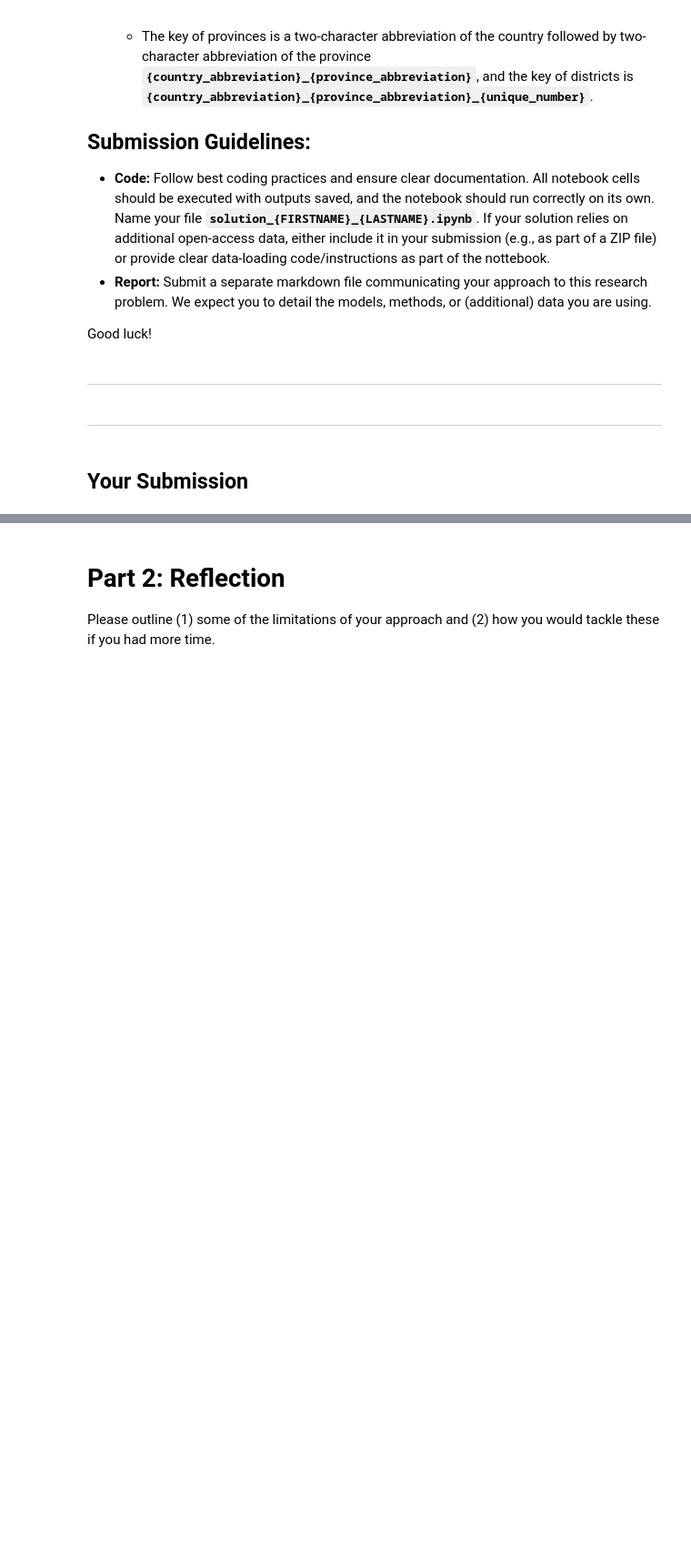
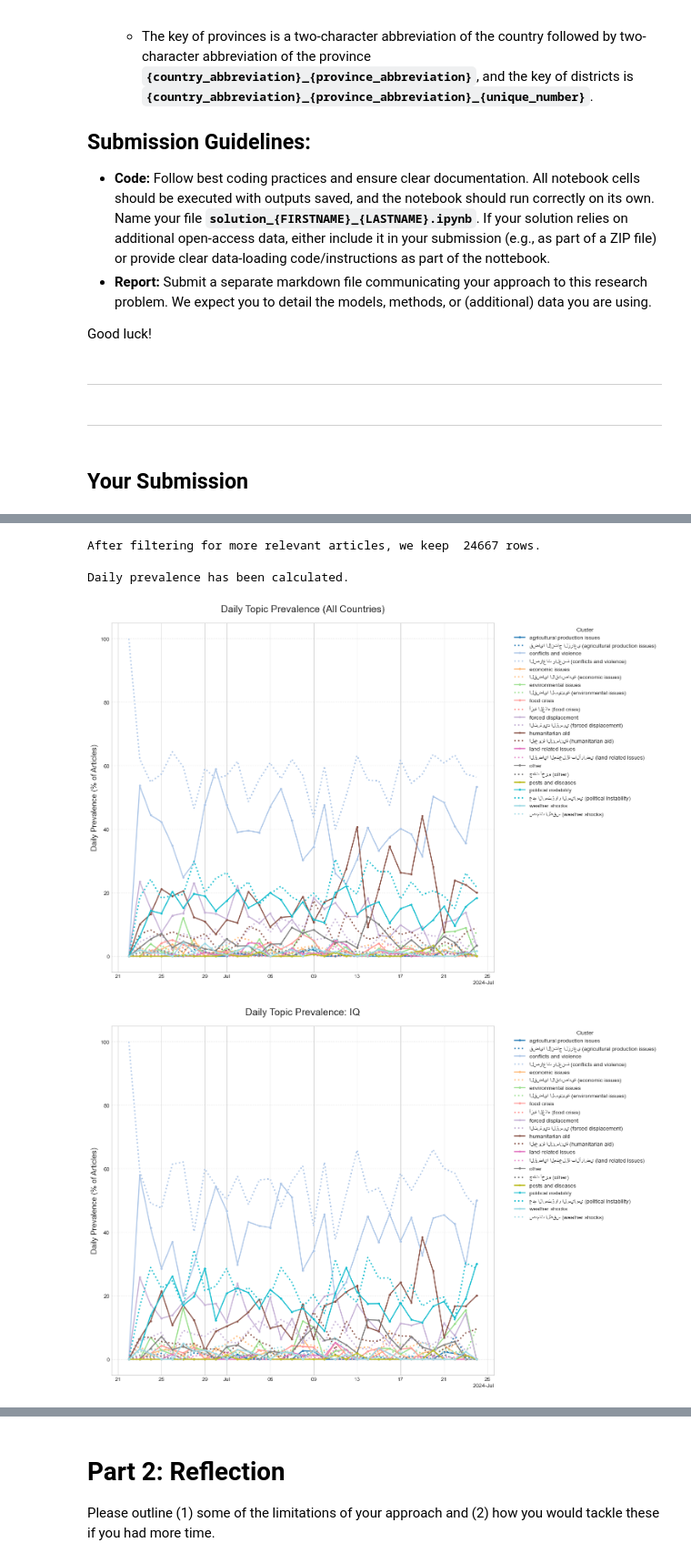
Before and after one commit to jonas-nothnagel/predict_food_insecurities, a Jupyter notebook: technical-assessment.ipynb, the cells around one changed output, grey strips where cells are left out. Shown at 91% size. Saved outputs shown, nothing was run; the diff lists cells and outputs as text; code cells hidden in the pictures; blank space fills up the shorter version.

```diff
--- a/technical-assessment.ipynb
+++ b/technical-assessment.ipynb
@@ -108,0 +525,75 @@ subset_new_ara = news_articles_arabic.iloc[start_ara:start_ara + block_size].res
+# %%
+df_processed_country = df_exploded_country[df_exploded_country['relevance_score'] >= 0.4].copy()
+print("After filtering for more relevant articles, we keep ", len(df_processed_country), "rows.")
+# %% [output]
+After filtering for more relevant articles, we keep  24667 rows.
+# %%
+# Group by day, country, and cluster names
+daily_counts = df_processed_country.groupby([
+    pd.Grouper(key='date', freq='D'),
+    'country', 'cluster_english', 'cluster_arabic', 'lang'
+]).size().reset_index(name='article_count')
+
+# Calculate prevalence for each country
+total_daily_country = daily_counts.groupby(['date', 'country', 'lang'])['article_count'].transform('sum')
+daily_counts['prevalence'] = (daily_counts['article_count'] / total_daily_country) * 100
+
+# Create the "All Countries" aggregation
+overall_daily_counts = daily_counts.groupby(['date', 'cluster_english', 'cluster_arabic', 'lang'])['article_count'].sum().reset_index()
+total_daily_overall = overall_daily_counts.groupby(['date', 'lang'])['article_count'].transform('sum')
+overall_daily_counts['prevalence'] = (overall_daily_counts['article_count'] / total_daily_overall) * 100
+print("Daily prevalence has been calculated.")
+
+# --- 4. PIVOT AND PLOT ---
+
+def pivot_data(df):
+    pivot = df.pivot_table(index=['date', 'country'] if 'country' in df else ['date'],
+                           columns=['cluster_english', 'lang'], values='prevalence').fillna(0)
+    pivot.columns = ['_'.join(col).strip() for col in pivot.columns.values]
+    return pivot
+
+pivot_country_df = pivot_data(daily_counts)
+pivot_overall_df = pivot_data(overall_daily_counts)
+
+unique_clusters = sorted(df_processed_country['cluster_english'].unique())
+
+def create_plot(data, title):
+    fig, ax = plt.subplots(figsize=(18, 10))
+    colors = plt.cm.get_cmap('tab20', len(unique_clusters))
+    ax.set_title(title, fontsize=18, pad=20)
+
+    for i, cluster_name_eng in enumerate(unique_clusters):
+        col_eng = f"{cluster_name_eng}_eng"
+        col_ara = f"{cluster_name_eng}_ara"
+        cluster_name_ara = cluster_mapping_english_to_arabic.get(cluster_name_eng, "")
+        color = colors(i)
+
+        if col_eng in data.columns and data[col_eng].sum() > 0:
+            ax.plot(data.index, data[col_eng], color=color, linestyle='-', linewidth=2, marker='o', markersize=3, label=cluster_name_eng)
+        if col_ara in data.columns and data[col_ara].sum() > 0:
+            ax.plot(data.index, data[col_ara], color=color, linestyle=':', linewidth=2.5, label=f"{cluster_name_ara} ({cluster_name_eng})")
+
+    ax.set_ylabel('Daily Prevalence (% of Articles)', fontsize=14) # <-- **UPDATED**
+    ax.grid(axis='y', linestyle='--', alpha=0.7)
+
+    locator = mdates.AutoDateLocator(minticks=10, maxticks=15)
+    formatter = mdates.ConciseDateFormatter(locator)
+    ax.xaxis.set_major_locator(locator)
+    ax.xaxis.set_major_formatter(formatter)
+
+    ax.legend(title='Cluster', bbox_to_anchor=(1.04, 1), loc='upper left', fontsize=10)
+    plt.tight_layout(rect=[0, 0, 0.83, 1])
+    plt.show()
+
+
+create_plot(pivot_overall_df, 'Daily Topic Prevalence (All Countries)')
+
+countries = pivot_country_df.index.get_level_values('country').unique()
+for country in countries:
+    country_data = pivot_country_df[pivot_country_df.index.get_level_values('country') == country]
+    country_data = country_data.reset_index(level='country', drop=True)
+    create_plot(country_data, f'Daily Topic Prevalence: {country.upper()}')
+# %% [output]
+Daily prevalence has been calculated.
+[figure, added]
+[figure, added]
```
Also changed, not shown: parts of 41 cells of this notebook, 2 other files.
